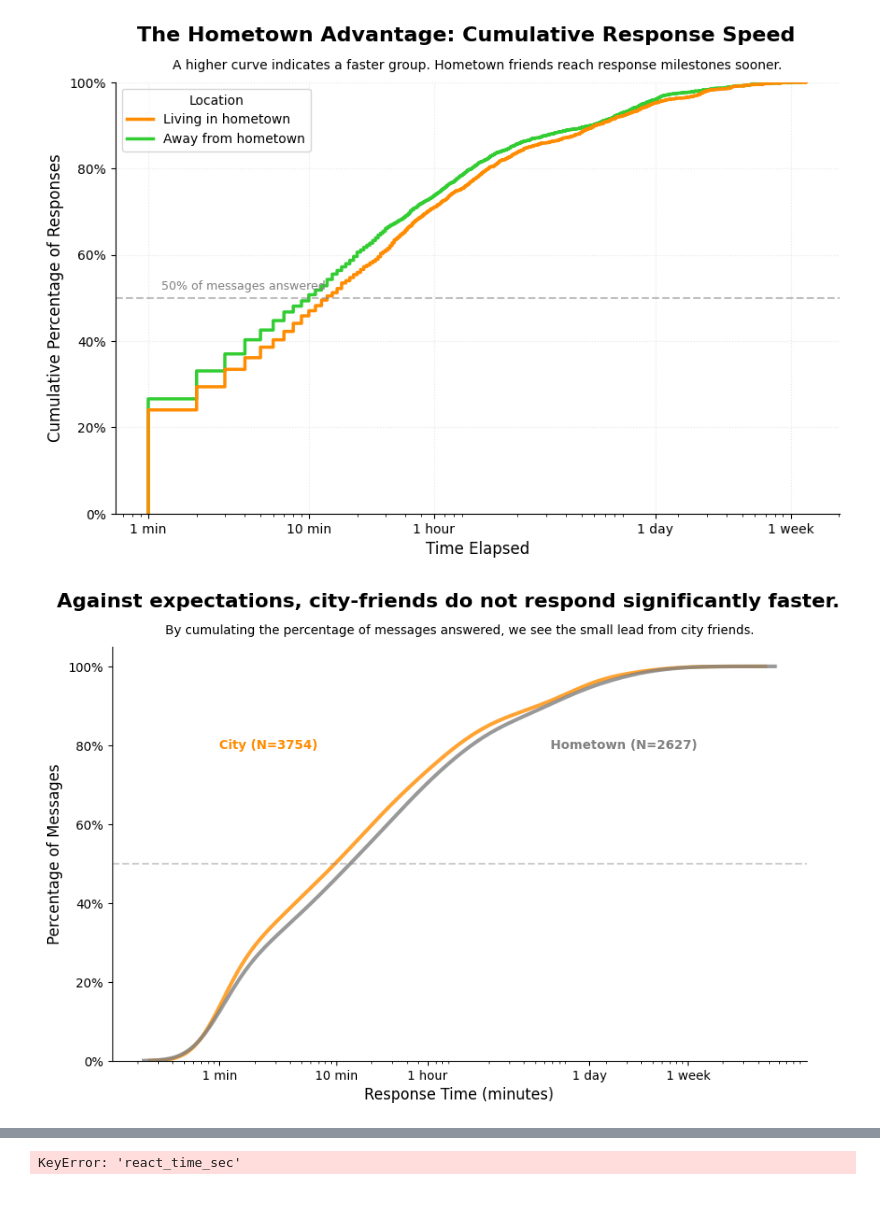
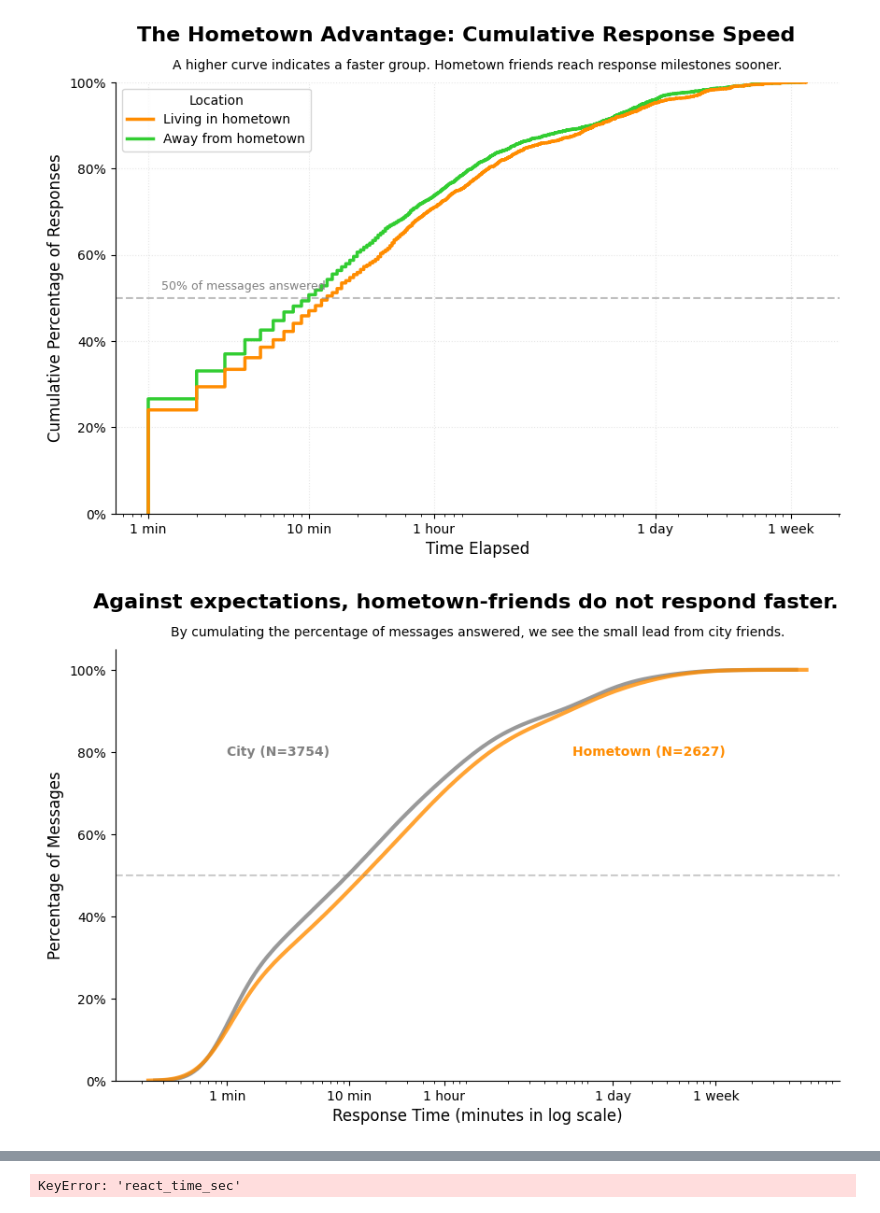
Before and after one commit to bashoogeventerink-max/DAV, a Jupyter notebook: notebooks/03-distributions.ipynb, the cells around one changed output, grey strips where cells are left out. Cells and saved outputs as stored; diff of their text form; code cells hidden in the pictures.

Commit message:
update distribution graph, add text

```diff
--- a/notebooks/03-distributions.ipynb
+++ b/notebooks/03-distributions.ipynb
@@ -245,44 +245,44 @@ ax = sns.kdeplot(
     hue="Location",
     cumulative=True,
     common_norm=False,
-    palette={"Village": "grey", "City": "darkorange"},
+    palette={"Village": "darkorange", "City": "grey"},
     log_scale=True,
     linewidth=3,
     alpha=0.8,
     legend=False
 )
 
 # # 3. DIRECT LABELING (Gestalt: Proximity & Similarity)
 # # We place the text at the end of the x-axis (approx 1 week)
 # # and slightly offset the height so they don't overlap
 plt.text(12000, 0.8, f"Hometown (N={n_home})",
-         color='grey', fontweight='bold', ha='right', va='center')
+         color='darkorange', fontweight='bold', ha='right', va='center')
 plt.text(1, 0.8, f"City (N={n_away})",
-         color='darkorange', fontweight='bold', ha='left', va='center')
+         color='grey', fontweight='bold', ha='left', va='center')
 
 # 3. Relabel X-Axis (Human-readable)
 ticks = [1, 10, 60, 1440, 10080]
 labels = ["1 min", "10 min", "1 hour", "1 day", "1 week"]
 ax.set_xticks(ticks)
 ax.set_xticklabels(labels)
 
 # 4. Cleanup Y-axis (Percentage)
 plt.ylim(0, 1.05)
 ax.set_yticklabels(['0%', '20%', '40%', '60%', '80%', '100%'])
 
 # 5. Adding the 50% Median Marker (Gestalt: Focal Point)
 plt.axhline(0.5, color='gray', linestyle='--', alpha=0.4)
 
 # 6. Formatting for the Storyline
-plt.suptitle("Against expectations, city-friends do not respond significantly faster.", fontsize=16, fontweight="bold")
+plt.suptitle("Against expectations, hometown-friends do not respond faster.", fontsize=16, fontweight="bold")
 plt.title("By cumulating the percentage of messages answered, we see the small lead from city friends.", fontsize=10, pad=10)
-plt.xlabel("Response Time (minutes)", fontsize=12)
+plt.xlabel("Response Time (minutes in log scale)", fontsize=12)
 plt.ylabel("Percentage of Messages", fontsize=12)
 
 sns.despine()
 plt.show()
 # %% [output]
-[figure, old version]
+[figure, new version]
 # %% [markdown]
 #### Use of gestalt principles
 - Proximity:
```
Also changed, not shown: parts of 1 cell of this notebook.
